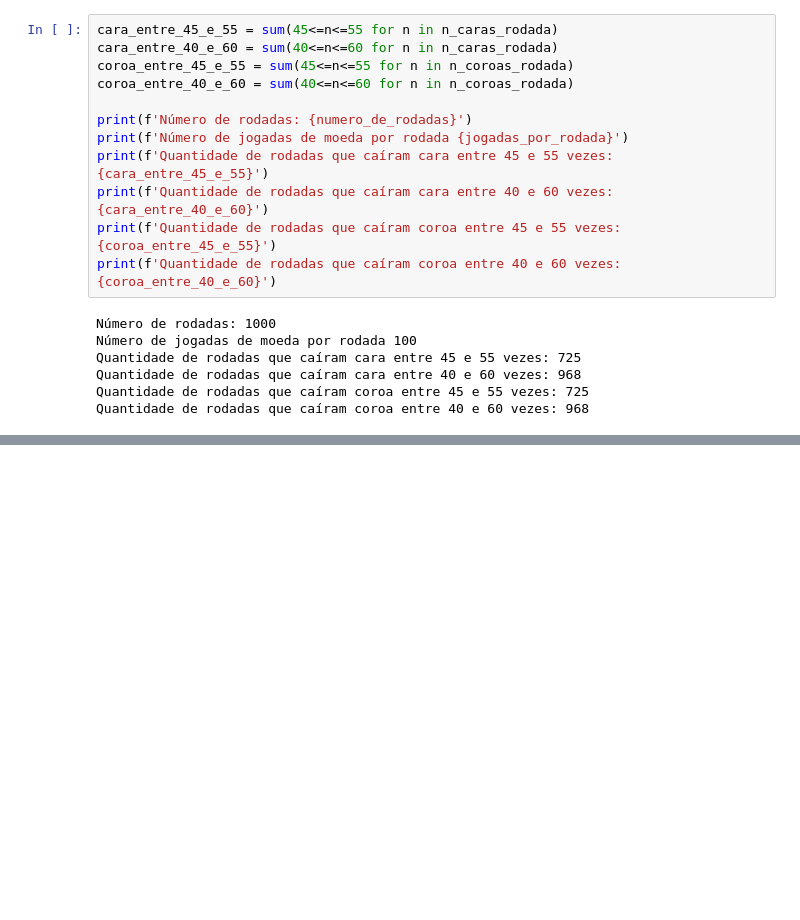
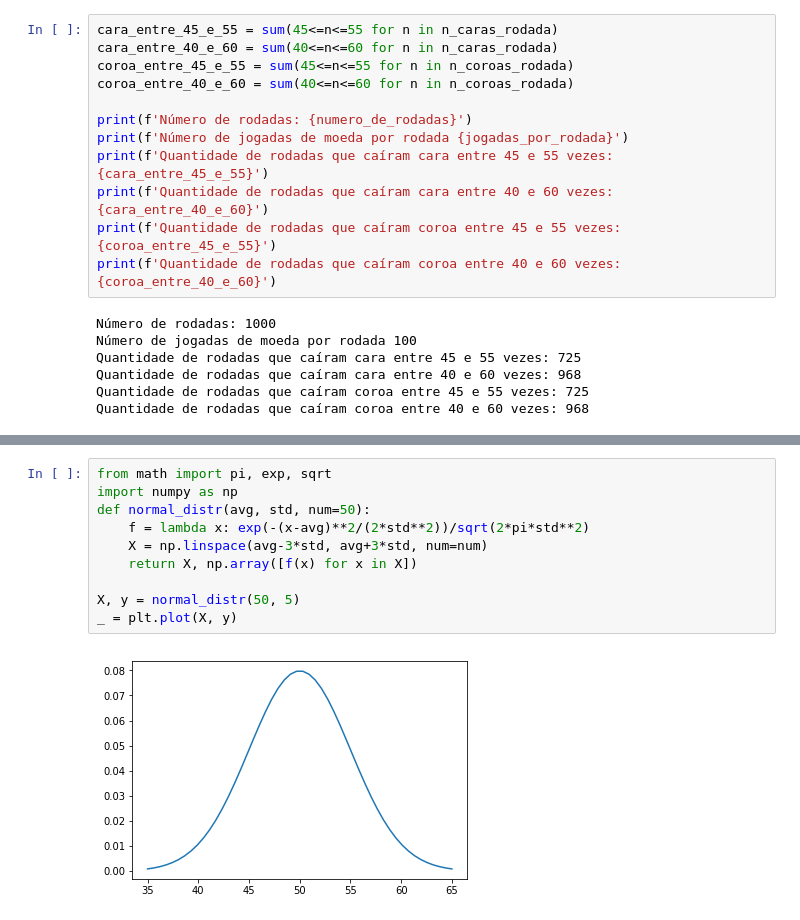
Before and after one commit to WittmannF/distribuicao-normal-moedas, a Jupyter notebook: ModelandoDistribuiçãoNormal.ipynb, the cells around one changed output, grey strips where cells are left out. Drawn from its saved outputs; the diff is of its cells as text; blank space fills up the shorter version.

```diff
--- a/ModelandoDistribuiçãoNormal.ipynb
+++ b/ModelandoDistribuiçãoNormal.ipynb
@@ -127,0 +132,12 @@ Portanto, nossa experiência superou o grau de confiança previamente definido:
+# %%
+from math import pi, exp, sqrt
+import numpy as np
+def normal_distr(avg, std, num=50):
+    f = lambda x: exp(-(x-avg)**2/(2*std**2))/sqrt(2*pi*std**2)
+    X = np.linspace(avg-3*std, avg+3*std, num=num)
+    return X, np.array([f(x) for x in X])
+
+X, y = normal_distr(50, 5)
+_ = plt.plot(X, y)
+# %% [output]
+[figure, added]
```
Also changed, not shown: parts of 9 cells of this notebook.
